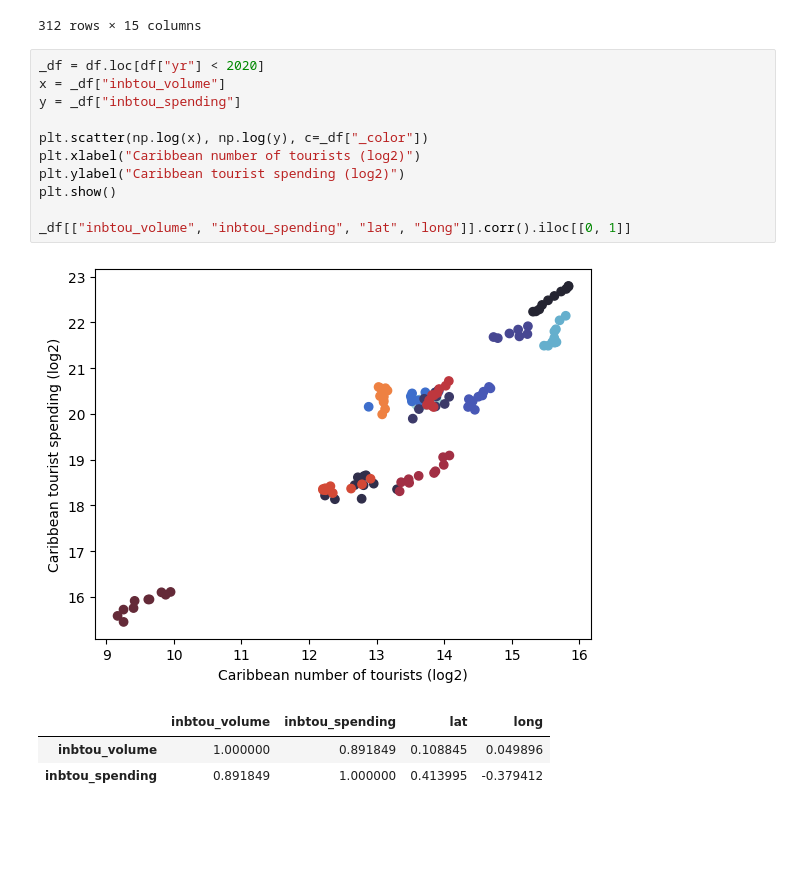
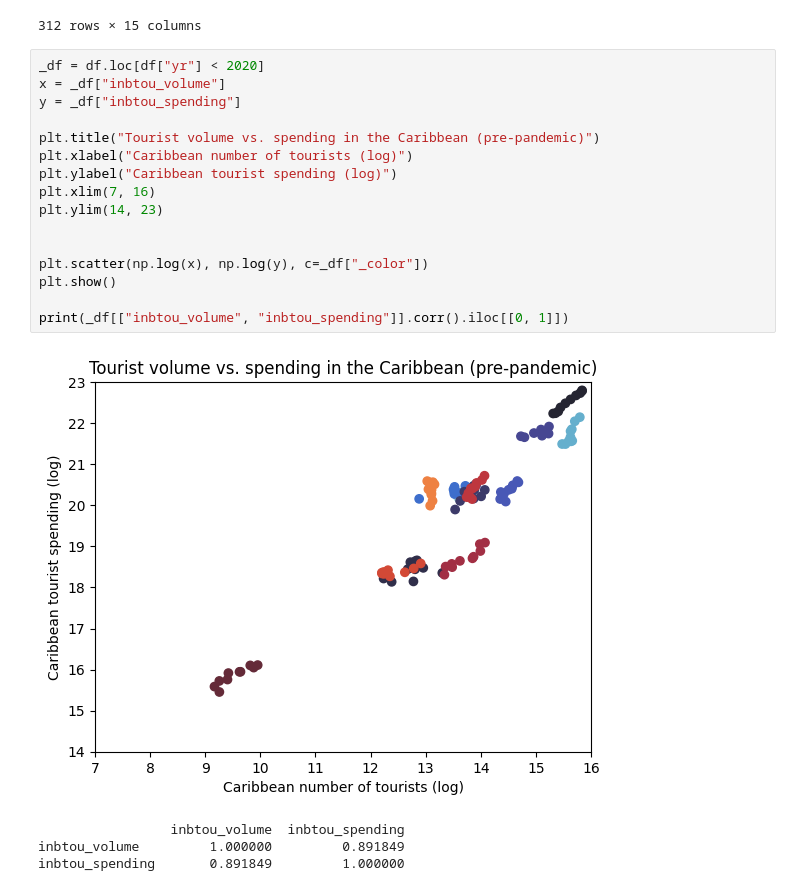
Before and after one commit to andreiui/csec491, a Jupyter notebook: code/analysis/_CARIBBEAN/main.ipynb, the cells around one changed output. Drawn from its saved outputs; the diff is of its cells as text; blank space fills up the shorter version.

```diff
--- a/code/analysis/_CARIBBEAN/main.ipynb
+++ b/code/analysis/_CARIBBEAN/main.ipynb
@@ -49,16 +49,21 @@ df
 # %%
 _df = df.loc[df["yr"] < 2020]
 x = _df["inbtou_volume"]
 y = _df["inbtou_spending"]
 
+plt.title("Tourist volume vs. spending in the Caribbean (pre-pandemic)")
+plt.xlabel("Caribbean number of tourists (log)")
+plt.ylabel("Caribbean tourist spending (log)")
+plt.xlim(7, 16)
+plt.ylim(14, 23)
+
+
 plt.scatter(np.log(x), np.log(y), c=_df["_color"])
-plt.xlabel("Caribbean number of tourists (log2)")
-plt.ylabel("Caribbean tourist spending (log2)")
 plt.show()
 
-_df[["inbtou_volume", "inbtou_spending", "lat", "long"]].corr().iloc[[0, 1]]
+print(_df[["inbtou_volume", "inbtou_spending"]].corr().iloc[[0, 1]])
 # %% [output]
-[figure, old version]
+[figure, new version]
-|  | inbtou_volume | inbtou_spending | lat | long |
-| inbtou_volume | 1.000000 | 0.891849 | 0.108845 | 0.049896 |
-| inbtou_spending | 0.891849 | 1.000000 | 0.413995 | -0.379412 |
+                 inbtou_volume  inbtou_spending
+inbtou_volume         1.000000         0.891849
+inbtou_spending       0.891849         1.000000
```
Also changed, not shown: parts of 21 cells of this notebook.
